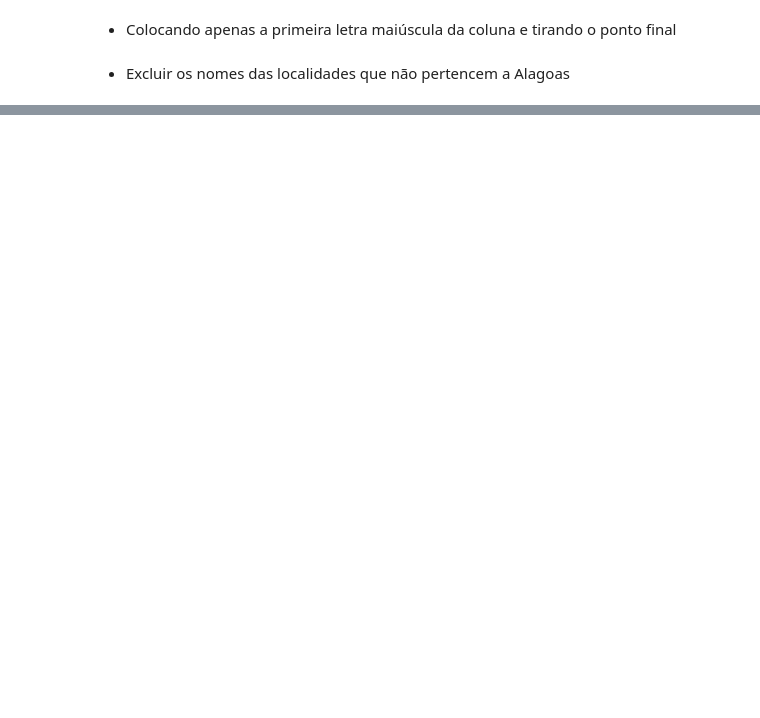
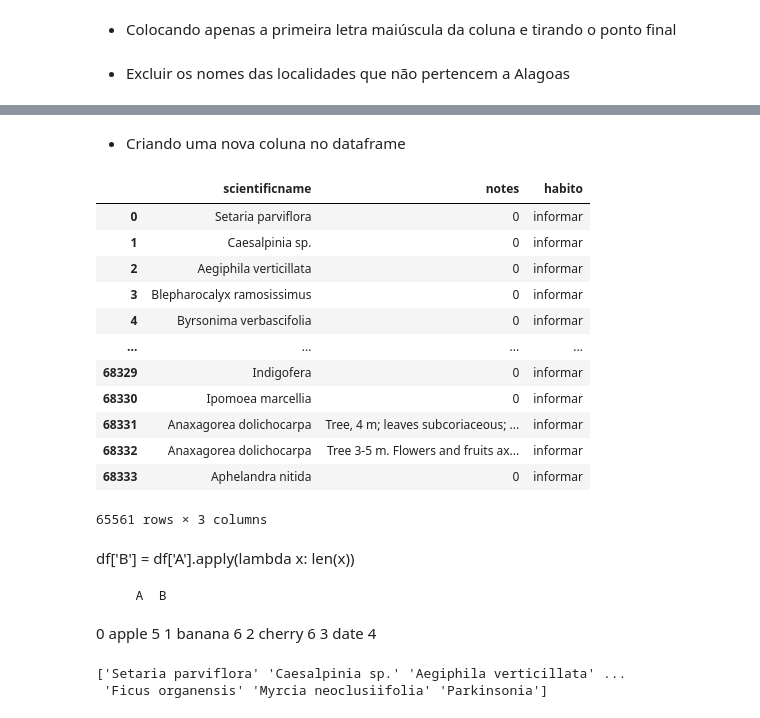
Before and after one commit to Mecoaliza/CEPE, a Jupyter notebook: al.ipynb, the cells around one changed output, grey strips where cells are left out. Saved outputs shown, nothing was run; the diff lists cells and outputs as text; code cells hidden in the pictures; blank space fills up the shorter version.

```diff
--- a/al.ipynb
+++ b/al.ipynb
@@ -277,4 +274,5 @@ df_1['county'] = df_1['county'].str.rstrip('.')
 # %%
 df_1 = df_1[~df_1['county'].str.contains("Brasiléia|São Miguel Do Tapuio|Novo Lirio|Crato|Quipapá|Vicência|Bernardo Lopes|Maraial|São Salvador|Funilândia|Caetité|Recife|Rio Das Ostras|Santana Do Riacho|São Gonçalo")]
 df_1 = df_1[~df_1['county'].str.contains("São Lourenço Da Mata|SPaudalho|Feira De Santana|Mata Atlântica|Candidé Do São Francisco|Quebra-Angelo|Pinhares|Pinharas|Mata Do Varrela|Pinhares, Cidade|Cajaíba|Margem De Rio|Quebra Angolo|Quebra Ângelo|SIlha Do Rio São Francisco")]
-df_1 = df_1[~df_1['county'].str.contains("Canidé Do São Francisco|Baixa Grande|Cairé|Itabaiana|Vila Nova|Canhotinho|Vila Messias|Margem Do Rio São Francisco|Proximidades Da Margem Do Rio São Francisco|Ilhéus|Conceição Do Coité|Una|Bonito|")]
+df_1 = df_1[~df_1['county'].str.contains("Canidé Do São Francisco|Baixa Grande|Cairé|Itabaiana|Vila Nova|Canhotinho|Vila Messias|Margem Do Rio São Francisco|Proximidades Da Margem Do Rio São Francisco|Ilhéus|Conceição Do Coité|Una|Bonito")]
+df_1
@@ -367,0 +380,3 @@ df_1.to_csv(r'C:\Users\mecoa\Documents\MECOALIZA\OneDrive\DISSERTACAO\cepe_al.cs
+# %%
+df_2 = df_1.reindex(columns=['scientificname','notes'])
+df_2
@@ -367,0 +397,33 @@ df_1.to_csv(r'C:\Users\mecoa\Documents\MECOALIZA\OneDrive\DISSERTACAO\cepe_al.cs
+# %% [markdown]
+- Criando uma nova coluna no dataframe
+# %%
+# df_2['id'] = range(1, len(df_2) + 1)
+df_2['habito'] = 'informar'
+df_2
+# %% [output]
+|  | scientificname | notes | habito |
+| 0 | Setaria parviflora | 0 | informar |
+| 1 | Caesalpinia sp. | 0 | informar |
+| 2 | Aegiphila verticillata | 0 | informar |
+| 3 | Blepharocalyx ramosissimus | 0 | informar |
+| 4 | Byrsonima verbascifolia | 0 | informar |
+| ... | ... | ... | ... |
+| 68329 | Indigofera | 0 | informar |
+| 68330 | Ipomoea marcellia | 0 | informar |
+| 68331 | Anaxagorea dolichocarpa | Tree, 4 m; leaves subcoriaceous; ... | informar |
+| 68332 | Anaxagorea dolichocarpa | Tree 3-5 m. Flowers and fruits ax... | informar |
+| 68333 | Aphelandra nitida | 0 | informar |
+65561 rows × 3 columns
+# %% [markdown]
+df['B'] = df['A'].apply(lambda x: len(x))
+
+       A  B
+0   apple  5
+1  banana  6
+2  cherry  6
+3    date  4
+# %%
+print(df_1["scientificname"].unique())
+# %% [output]
+['Setaria parviflora' 'Caesalpinia sp.' 'Aegiphila verticillata' ...
+ 'Ficus organensis' 'Myrcia neoclusiifolia' 'Parkinsonia']
```
Also changed, not shown: parts of 9 cells of this notebook.
